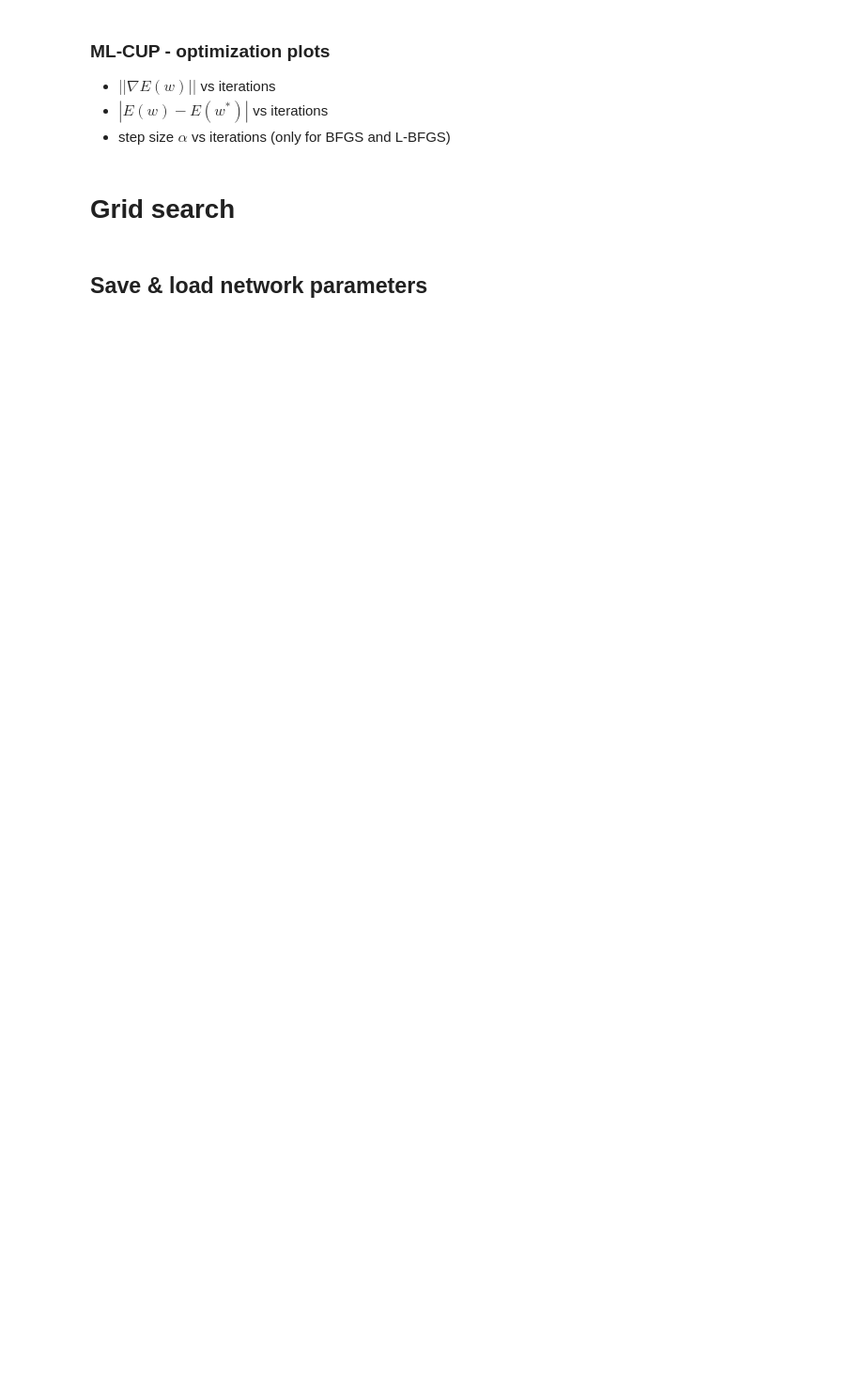
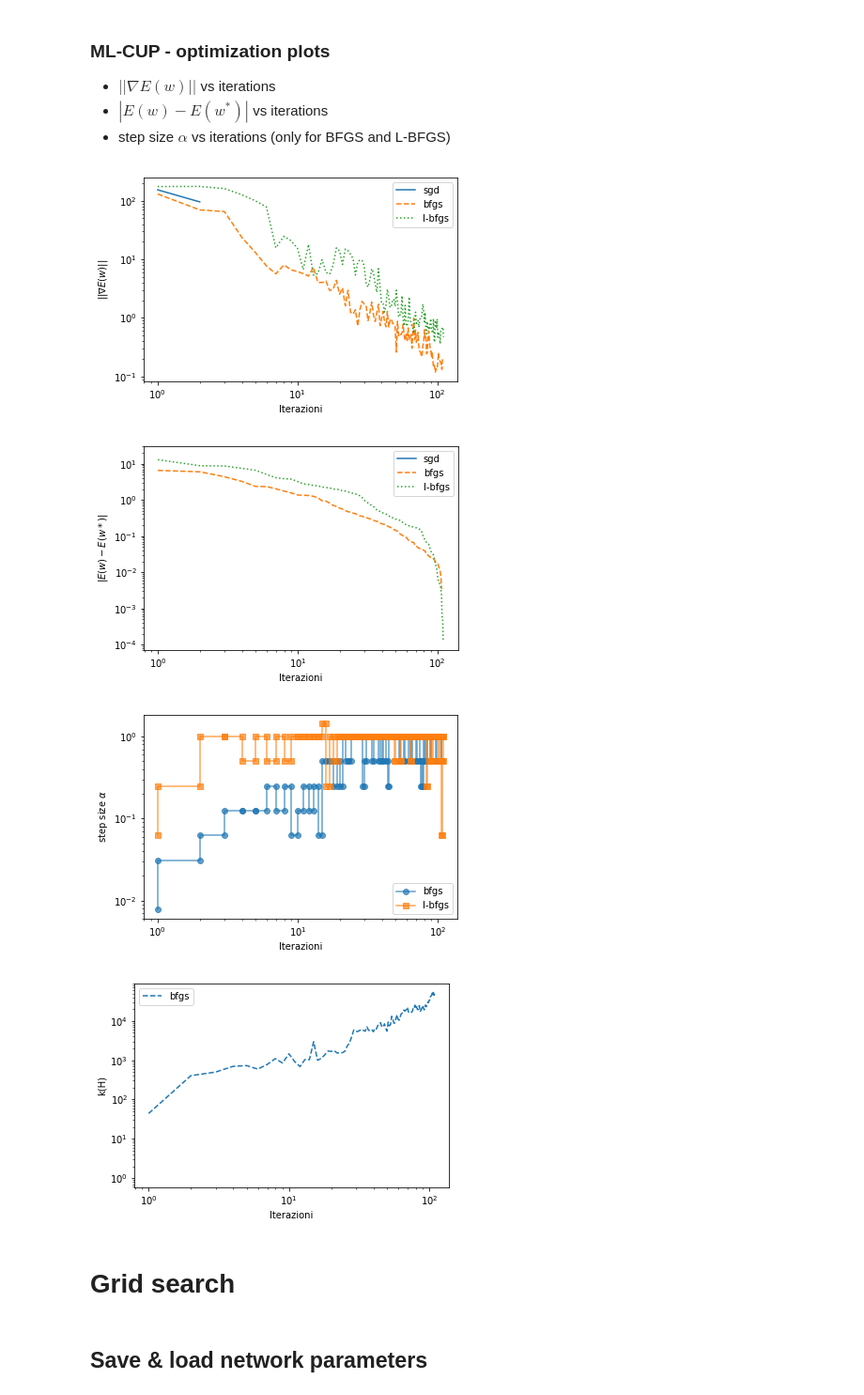
Before and after one commit to davide-serramazza/MLExam, a Jupyter notebook: src/tutorial.ipynb, the cells around one changed output. Shown at 94% size. Saved outputs shown, nothing was run; the diff lists cells and outputs as text; code cells hidden in the pictures; blank space fills up the shorter version.

```diff
--- a/src/tutorial.ipynb
+++ b/src/tutorial.ipynb
@@ -374,7 +223,13 @@ print "norm gradient last:", norm_gradients_lbfgs[-1]
 # %%
 plot_norm_gradient_vs_iterations(norm_gradients_sgd, norm_gradients_bfgs, norm_gradients_lbfgs)
 plot_relative_gap_vs_iterations(list(loss_tr_sgd), list(loss_tr_bfgs), list(loss_tr_lbfgs))
 plot_alpha_vs_iterations(alphas_bfgs, alphas_lbfgs)
+plot_condition_number_vs_iterations(cond_bfgs, cond_lbfgs=None)
+# %% [output]
+[figure, added]
+[figure, added]
+[figure, added]
+[figure, added]
 # %% [markdown]
 # Grid search
 # %%
```
Also changed, not shown: parts of 37 cells of this notebook, 3 other files.
